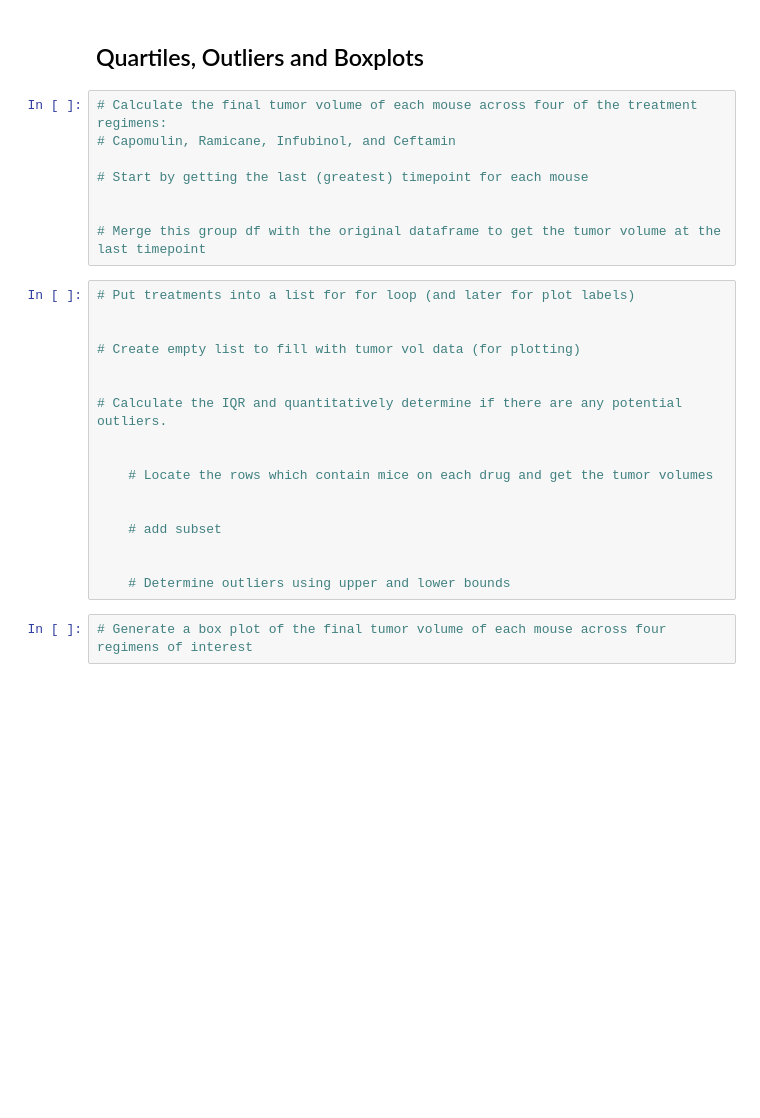
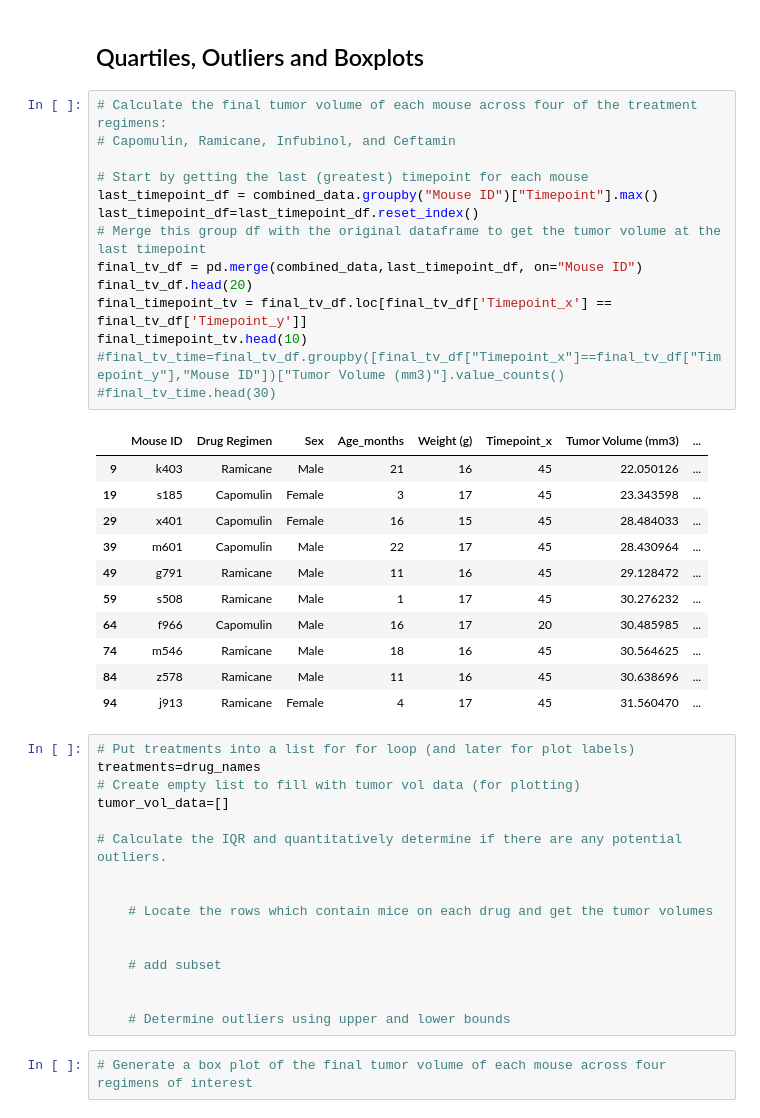
Before and after one commit to georgiafbi/matplotlib-challenge, a Jupyter notebook: Pymaceuticals/pymaceuticals_starter.ipynb, the cells around one changed output. Saved outputs shown, nothing was run; the diff lists cells and outputs as text; blank space fills up the shorter version.

```diff
--- a/Pymaceuticals/pymaceuticals_starter.ipynb
+++ b/Pymaceuticals/pymaceuticals_starter.ipynb
@@ -160,17 +165,34 @@ plt.show()
 # %%
 # Calculate the final tumor volume of each mouse across four of the treatment regimens:
 # Capomulin, Ramicane, Infubinol, and Ceftamin
 
 # Start by getting the last (greatest) timepoint for each mouse
-
-
+last_timepoint_df = combined_data.groupby("Mouse ID")["Timepoint"].max()
+last_timepoint_df=last_timepoint_df.reset_index()
 # Merge this group df with the original dataframe to get the tumor volume at the last timepoint
+final_tv_df = pd.merge(combined_data,last_timepoint_df, on="Mouse ID")
+final_tv_df.head(20)
+final_timepoint_tv = final_tv_df.loc[final_tv_df['Timepoint_x'] == final_tv_df['Timepoint_y']]
+final_timepoint_tv.head(10)
+#final_tv_time=final_tv_df.groupby([final_tv_df["Timepoint_x"]==final_tv_df["Timepoint_y"],"Mouse ID"])["Tumor Volume (mm3)"].value_counts()
+#final_tv_time.head(30)
+# %% [output]
+|  | Mouse ID | Drug Regimen | Sex | Age_months | Weight (g) | Timepoint_x | Tumor Volume (mm3) | ... |
+| 9 | k403 | Ramicane | Male | 21 | 16 | 45 | 22.050126 | ... |
+| 19 | s185 | Capomulin | Female | 3 | 17 | 45 | 23.343598 | ... |
+| 29 | x401 | Capomulin | Female | 16 | 15 | 45 | 28.484033 | ... |
+| 39 | m601 | Capomulin | Male | 22 | 17 | 45 | 28.430964 | ... |
+| 49 | g791 | Ramicane | Male | 11 | 16 | 45 | 29.128472 | ... |
+| 59 | s508 | Ramicane | Male | 1 | 17 | 45 | 30.276232 | ... |
+| 64 | f966 | Capomulin | Male | 16 | 17 | 20 | 30.485985 | ... |
+| 74 | m546 | Ramicane | Male | 18 | 16 | 45 | 30.564625 | ... |
+| 84 | z578 | Ramicane | Male | 11 | 16 | 45 | 30.638696 | ... |
+| 94 | j913 | Ramicane | Female | 4 | 17 | 45 | 31.560470 | ... |
 # %%
 # Put treatments into a list for for loop (and later for plot labels)
-
-
+treatments=drug_names
 # Create empty list to fill with tumor vol data (for plotting)
-
+tumor_vol_data=[]
 
 # Calculate the IQR and quantitatively determine if there are any potential outliers.
 
```
Also changed, not shown: parts of 1 cell of this notebook.
